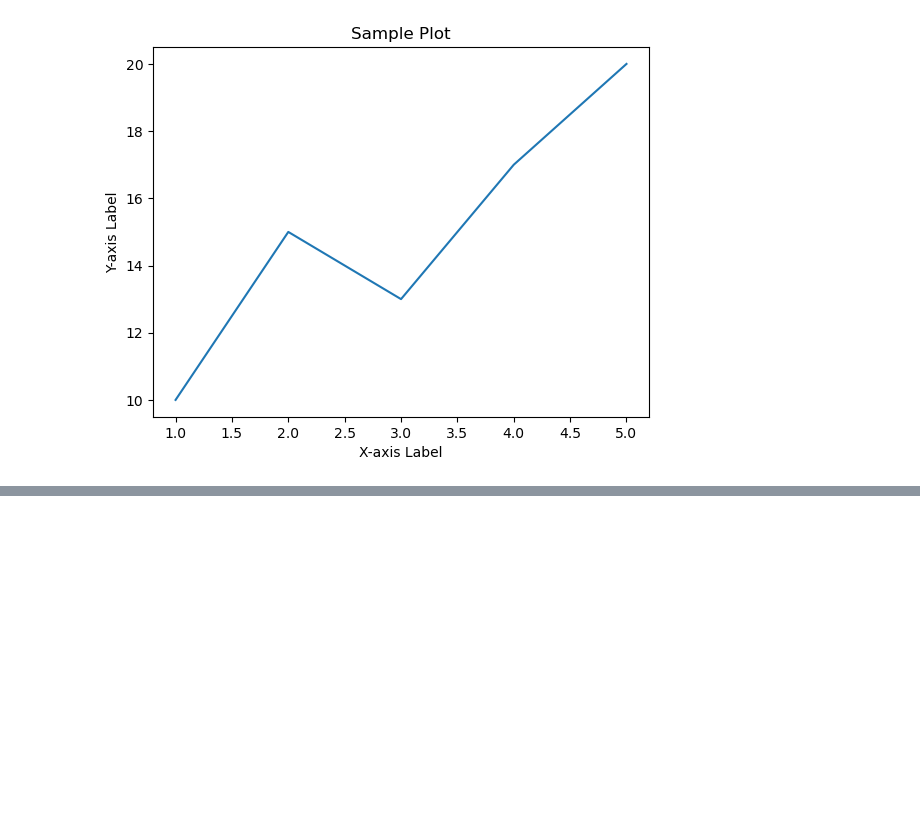
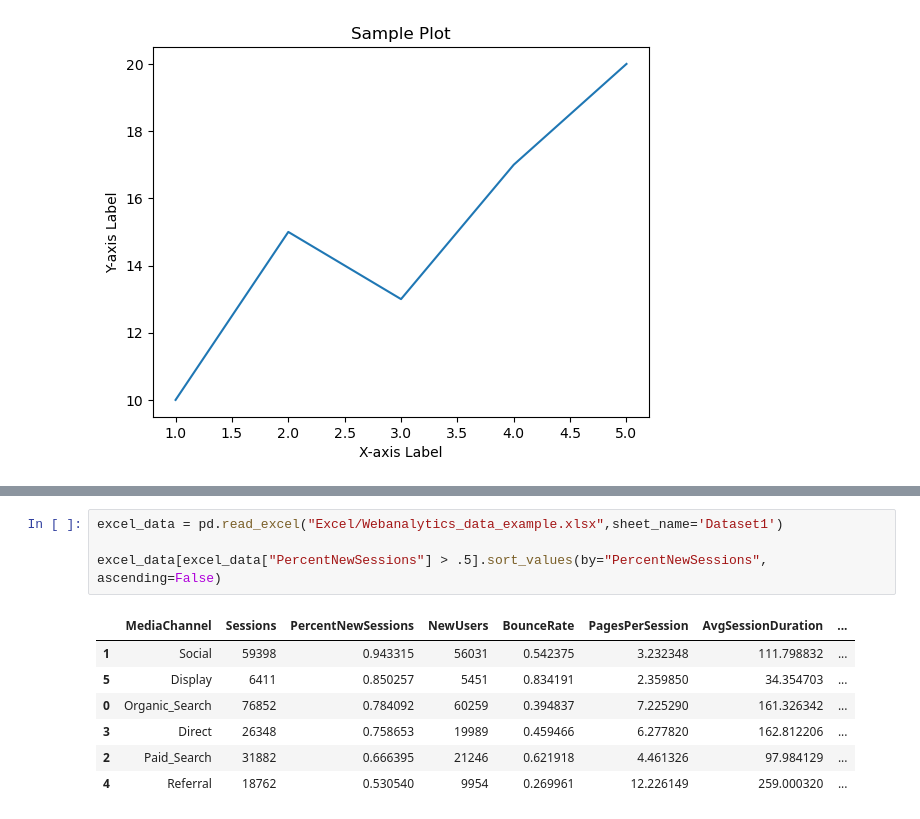
Before and after one commit to X1las/DaT, a Jupyter notebook: main.ipynb, the cells around one changed output, grey strips where cells are left out. Drawn from its saved outputs; the diff is of its cells as text; blank space fills up the shorter version.

```diff
--- a/main.ipynb
+++ b/main.ipynb
@@ -34,0 +46,12 @@ df.head()
+# %%
+excel_data = pd.read_excel("Excel/Webanalytics_data_example.xlsx",sheet_name='Dataset1')
+
+excel_data[excel_data["PercentNewSessions"] > .5].sort_values(by="PercentNewSessions", ascending=False)
+# %% [output]
+|  | MediaChannel | Sessions | PercentNewSessions | NewUsers | BounceRate | PagesPerSession | AvgSessionDuration | ... |
+| 1 | Social | 59398 | 0.943315 | 56031 | 0.542375 | 3.232348 | 111.798832 | ... |
+| 5 | Display | 6411 | 0.850257 | 5451 | 0.834191 | 2.359850 | 34.354703 | ... |
+| 0 | Organic_Search | 76852 | 0.784092 | 60259 | 0.394837 | 7.225290 | 161.326342 | ... |
+| 3 | Direct | 26348 | 0.758653 | 19989 | 0.459466 | 6.277820 | 162.812206 | ... |
+| 2 | Paid_Search | 31882 | 0.666395 | 21246 | 0.621918 | 4.461326 | 97.984129 | ... |
+| 4 | Referral | 18762 | 0.530540 | 9954 | 0.269961 | 12.226149 | 259.000320 | ... |
```
Also changed, not shown: parts of 10 cells of this notebook, 17 other files.
